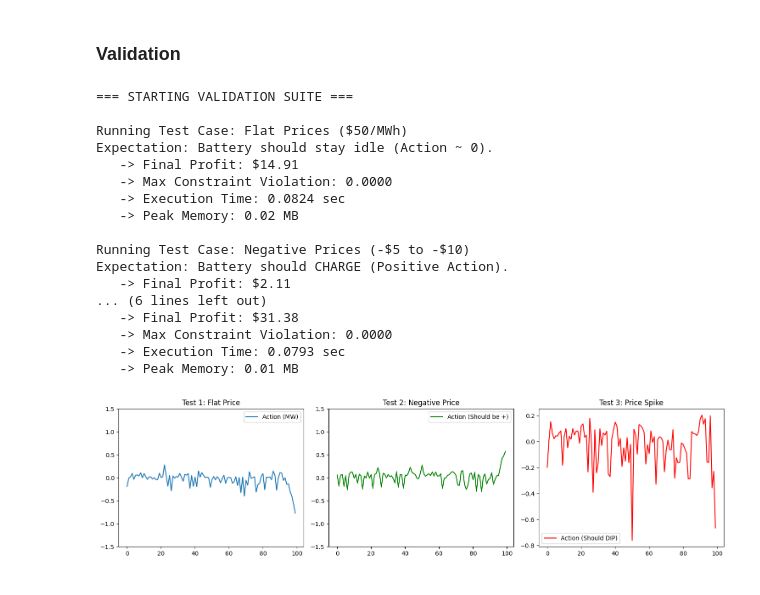
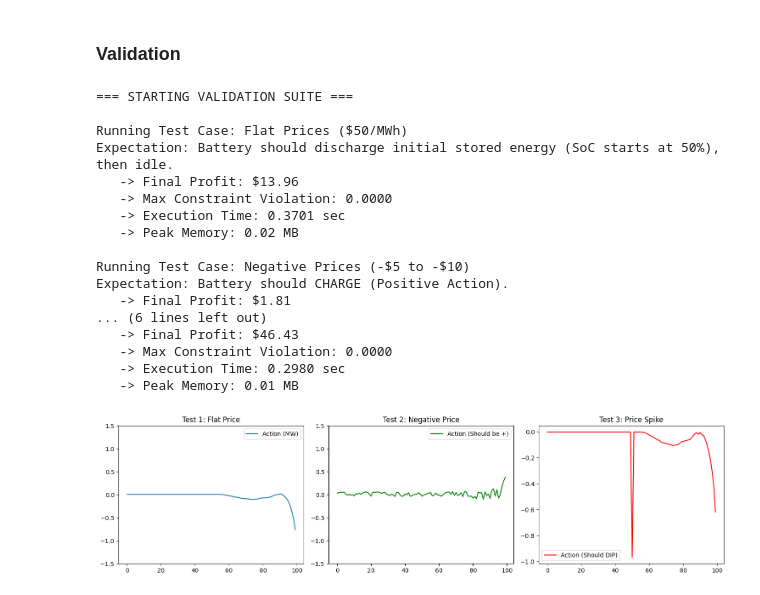
Before and after one commit to adamt38/STAT-4830-energy_arbitrage-project, a Jupyter notebook: notebooks/week4_implementation.ipynb, the cells around one changed output. Cells and saved outputs as stored; diff of their text form; code cells hidden in the pictures.

```diff
--- a/notebooks/week4_implementation.ipynb
+++ b/notebooks/week4_implementation.ipynb
@@ -154,6 +150,7 @@ optimizer = optim.Adam(model.parameters(), lr=0.1)
 
 EPOCHS = 1000
 penalty_coeff = 2000.0
+deg_lambda = 5.0
 
 print("\nStarting Optimization...")
 
@@ -162,18 +159,22 @@ for i in range(EPOCHS):
 
     control, soc = model()
 
-    # --- REVENUE CALCULATION ---
-    # Formula: -(-1) * Price = +Price (Revenue)
+    # --- OBJECTIVE: J = sum( P_t*(d_t - c_t) - lambda*(c_t + d_t)^2 ) ---
+    # Since control = c_t - d_t (positive=charge, negative=discharge):
+    #   P_t*(d_t - c_t) = -P_t*control  and  (c_t + d_t)^2 = control^2
     dt = 5.0 / 60.0
-    daily_revenue = torch.sum(-control * prices * dt)
+
+    revenue = torch.sum(-control * prices * dt)
+    degradation = torch.sum(deg_lambda * control ** 2 * dt)
+    daily_revenue = revenue - degradation
 
     # --- CONSTRAINTS ---
     # Penalize if SoC goes below 0 or above Capacity
     soc_violation = torch.relu(-soc) + torch.relu(soc - model.capacity)
     constraint_loss = torch.sum(soc_violation) * penalty_coeff
 
-    # --- LOSS FUNCTION  ---
-    # We want to MAXIMIZE Revenue, so we MINIMIZE Negative Revenue.
+    # --- LOSS FUNCTION ---
+    # We want to MAXIMIZE the objective, so we MINIMIZE its negation.
     # We also minimize the constraint penalty.
     loss = -daily_revenue + constraint_loss
 
@@ -280,27 +281,19 @@ def run_validation_case(name, prices, expected_behavior_desc):
     T = len(prices)
     model = DifferentiableBattery(horizon_len=T)
 
-    # We overwrite the zeros with small random numbers
-    with torch.no_grad():
-        model.actions.copy_(torch.randn(T) * 0.1)
-
     optimizer = optim.Adam(model.parameters(), lr=0.1)
 
     # Train
-    for _ in range(300):
+    for _ in range(1000):
         optimizer.zero_grad()
         control, soc = model()
-
-        # Split control
-        charge_mw = torch.relu(control)
-        discharge_mw = torch.relu(-control)
         dt = 5.0 / 60.0
 
-        # Cost & Revenue
-        cost = charge_mw * prices * dt
-        revenue_from_grid = (discharge_mw * model.eta) * prices * dt
-
-        daily_profit = torch.sum(revenue_from_grid - cost)
+        # Objective: J = sum( P_t*(d_t - c_t) - lambda*(c_t + d_t)^2 )
+        # Equivalent: -control*P_t (revenue) and control^2 (degradation)
+        revenue = torch.sum(-control * prices * dt)
+        degradation = torch.sum(deg_lambda * control ** 2 * dt)
+        daily_profit = revenue - degradation
 
         # Constraints
         soc_violation = torch.relu(-soc) + torch.relu(soc - model.capacity)
@@ -313,12 +306,10 @@ def run_validation_case(name, prices, expected_behavior_desc):
 
     # Analyze Results
     control, soc = model()
-
-    charge_mw = torch.relu(control)
-    discharge_mw = torch.relu(-control)
-    cost = charge_mw * prices * (5.0/60.0)
-    rev = (discharge_mw * model.eta) * prices * (5.0/60.0)
-    total_profit = torch.sum(rev - cost).item()
+    dt_final = 5.0 / 60.0
+    rev = torch.sum(-control * prices * dt_final)
+    deg = torch.sum(deg_lambda * control ** 2 * dt_final)
+    total_profit = (rev - deg).item()
 
     max_violation = (torch.relu(-soc) + torch.relu(soc - model.capacity)).max().item()
 
@@ -334,7 +325,7 @@ print("=== STARTING VALIDATION SUITE ===")
 c_flat, s_flat = run_validation_case(
     "Flat Prices ($50/MWh)",
     generate_flat_prices(),
-    "Battery should stay idle (Action ~ 0)."
+    "Battery should discharge initial stored energy (SoC starts at 50%), then idle."
 )
 
 # TEST 2: Negative Prices
@@ -358,37 +349,37 @@ fig, axs = plt.subplots(1, 3, figsize=(15, 4))
 axs[0].set_title("Test 1: Flat Price")
 axs[0].plot(c_flat, label="Action (MW)")
 axs[0].set_ylim(-1.5, 1.5)
 axs[0].legend()
 
 # Plot Negative
 axs[1].set_title("Test 2: Negative Price")
 axs[1].plot(c_neg, color='green', label="Action (Should be +)")
 axs[1].set_ylim(-1.5, 1.5)
 axs[1].legend()
 
 # Plot Spike
 axs[2].set_title("Test 3: Price Spike")
 axs[2].plot(c_spike, color='red', label="Action (Should DIP)")
 axs[2].legend()
 
 plt.tight_layout()
 plt.show()
 # %% [output]
 === STARTING VALIDATION SUITE ===
 
 Running Test Case: Flat Prices ($50/MWh)
-Expectation: Battery should stay idle (Action ~ 0).
-   -> Final Profit: $14.91
+Expectation: Battery should discharge initial stored energy (SoC starts at 50%), then idle.
+   -> Final Profit: $13.96
    -> Max Constraint Violation: 0.0000
-   -> Execution Time: 0.0824 sec
+   -> Execution Time: 0.3701 sec
    -> Peak Memory: 0.02 MB
 
 Running Test Case: Negative Prices (-$5 to -$10)
 Expectation: Battery should CHARGE (Positive Action).
-   -> Final Profit: $2.11
+   -> Final Profit: $1.81
 ... (6 lines left out)
-   -> Final Profit: $31.38
+   -> Final Profit: $46.43
    -> Max Constraint Violation: 0.0000
-   -> Execution Time: 0.0793 sec
+   -> Execution Time: 0.2980 sec
    -> Peak Memory: 0.01 MB
-[figure, old version]
+[figure, new version]
```
Also changed, not shown: parts of 3 cells of this notebook, 3 other files.
